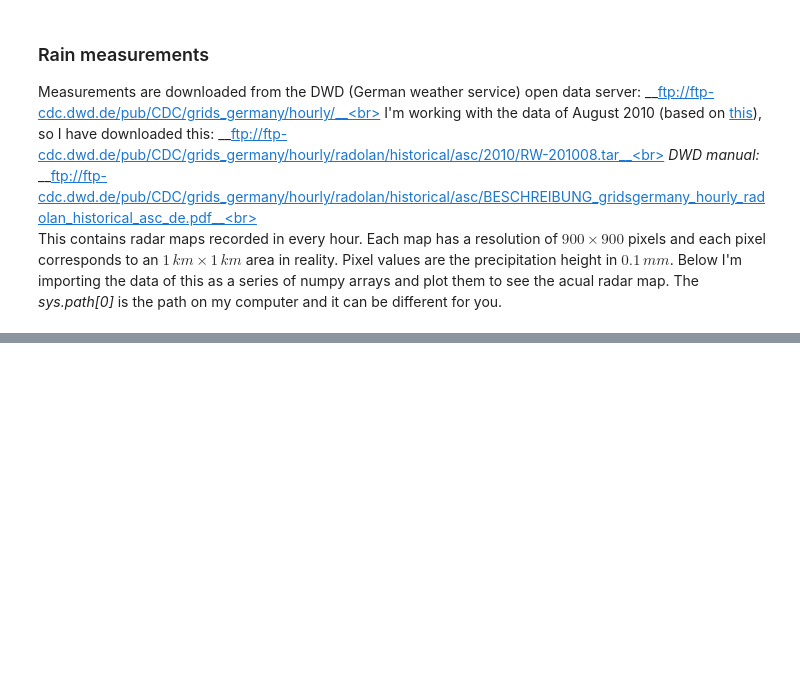
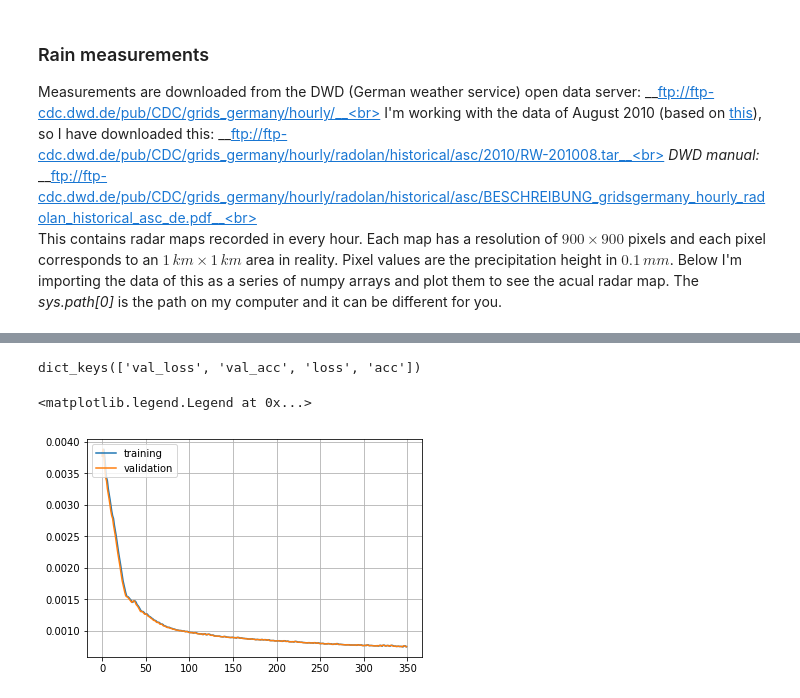
Before and after one commit to pkicsiny/ADL4CV_project, a Jupyter notebook: Project.ipynb, the cells around one changed output, grey strips where cells are left out. Cells and saved outputs as stored; diff of their text form; code cells hidden in the pictures; blank space fills up the shorter version.

```diff
--- a/Project.ipynb
+++ b/Project.ipynb
@@ -89,0 +148,23 @@ This is a toy network.
+# %%
+model=keras.Sequential()
+
+init = keras.layers.Input(shape=(1,32,32))
+#32
+UpSamp1 = keras.layers.UpSampling2D(size=(2, 2), data_format="channels_first")(init)
+Conv1   = keras.layers.Conv2D(filters=32,kernel_size=(4,4),strides=(1,1),padding="same", data_format="channels_first")(UpSamp1)
+Lr1     = keras.layers.LeakyReLU(alpha=0.0)(Conv1)
+#64
+UpSamp2 = keras.layers.UpSampling2D(size=(2, 2), data_format="channels_first")(Lr1)
+Conv2   = keras.layers.Conv2D(filters=32,kernel_size=4,strides=1,padding="same", data_format="channels_first")(UpSamp2)
+Lr2     = keras.layers.LeakyReLU(alpha=0.0)(Conv2)
+
+Conv3   = keras.layers.Conv2D(filters=16,kernel_size=4,strides=1,padding="same", data_format="channels_first")(Lr2)
+Lr3     = keras.layers.LeakyReLU(alpha=0.0)(Conv3)
+
+Conv4   = keras.layers.Conv2D(filters=8,kernel_size=(4,4),strides=(1,1),padding="same",
+                              activation = 'relu', data_format="channels_first")(Lr3)
+Conv5   = keras.layers.Conv2D(filters=1,kernel_size=(4,4),strides=(1,1),padding="same",
+                              activation = 'elu', data_format="channels_first")(Conv4)
+
+model = keras.models.Model(inputs=init, outputs=Conv5)
+model.summary()
@@ -89,0 +189,5 @@ This is a toy network.
+# %%
+#overfit
+overfit = np.expand_dims(low_res_train[0],axis=0)
+overfit_label = np.expand_dims(train[0],axis=0)
+np.shape(overfit)
@@ -89,0 +196,8 @@ This is a toy network.
+# %%
+#train the model
+model.compile(optimizer=tf.train.AdamOptimizer(learning_rate = 0.0001),loss='mean_absolute_error', metrics=['accuracy'])
+model.fit(overfit, overfit_label,
+          validation_data=(overfit,overfit_label),
+          batch_size = 1,
+          epochs=350,
+          shuffle = True)
@@ -89,0 +223,13 @@ This is a toy network.
+# %%
+hist = model.history
+hist.history.keys()
+# %% [output]
+dict_keys(['val_loss', 'val_acc', 'loss', 'acc'])
+# %%
+plt.plot(hist.history['loss'],)
+plt.plot(hist.history['val_loss'])
+plt.grid()
+plt.legend(['training', 'validation'], loc='upper left')
+# %% [output]
+<matplotlib.legend.Legend at 0x...>
+[figure, added]
```
Also changed, not shown: parts of 25 cells of this notebook, 1 other file.
